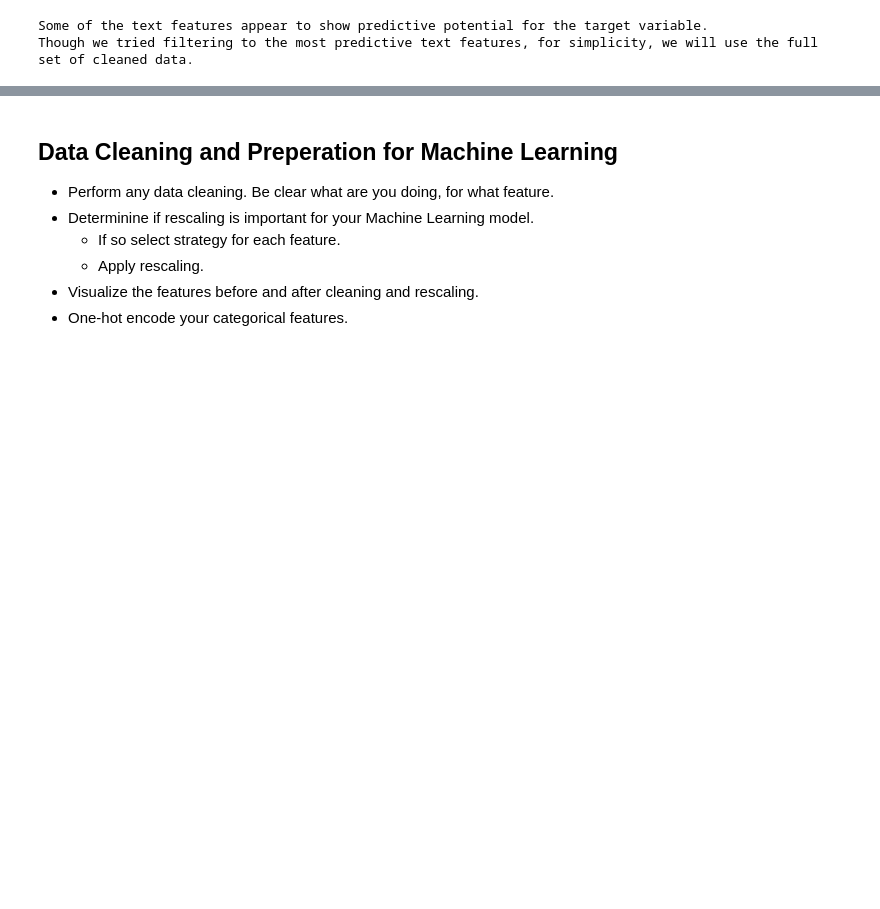
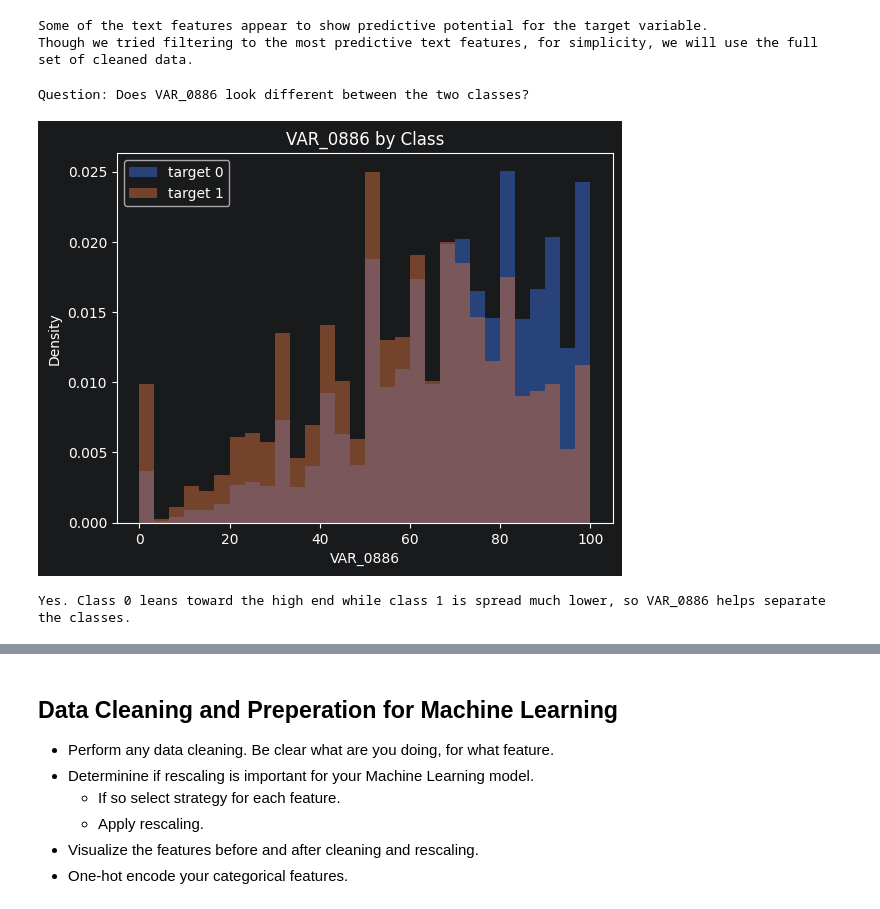
Before and after one commit to radtothebone/data-science-3402, a Jupyter notebook: Final Project/Group_4_Final_Project.ipynb, the cells around one changed output, grey strips where cells are left out. Saved outputs shown, nothing was run; the diff lists cells and outputs as text; code cells hidden in the pictures; blank space fills up the shorter version.

```diff
--- a/Final Project/Group_4_Final_Project.ipynb
+++ b/Final Project/Group_4_Final_Project.ipynb
@@ -267,3 +268,19 @@ Question: What features appear to be most promising?
 [figure]
 Some of the text features appear to show predictive potential for the target variable.
 Though we tried filtering to the most predictive text features, for simplicity, we will use the full set of cleaned data.
+# %%
+print('Question: Does VAR_0886 look different between the two classes?')
+
+df[df['target'] == 0]['VAR_0886'].plot.hist(bins=30, alpha=0.5, density=True, label='target 0')
+df[df['target'] == 1]['VAR_0886'].plot.hist(bins=30, alpha=0.5, density=True, label='target 1')
+plt.title('VAR_0886 by Class')
+plt.xlabel('VAR_0886')
+plt.ylabel('Density')
+plt.legend()
+plt.show()
+
+print('Yes. Class 0 leans toward the high end while class 1 is spread much lower, so VAR_0886 helps separate the classes.')
+# %% [output]
+Question: Does VAR_0886 look different between the two classes?
+[figure, added]
+Yes. Class 0 leans toward the high end while class 1 is spread much lower, so VAR_0886 helps separate the classes.
```
Also changed, not shown: parts of 15 cells of this notebook.
